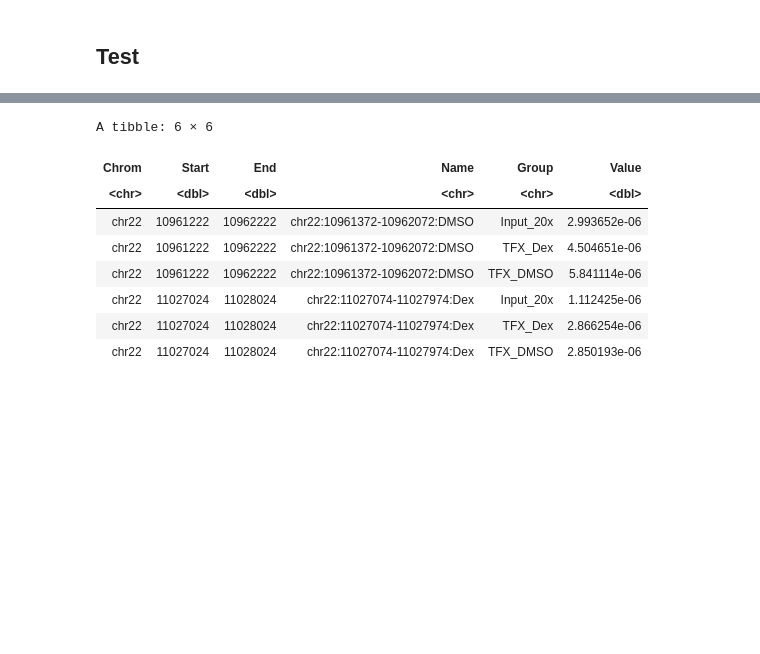
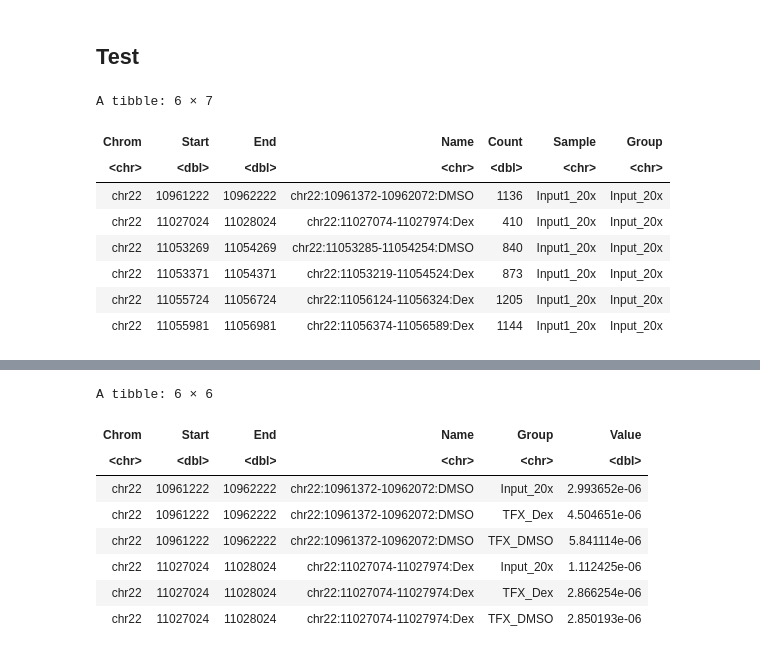
Before and after one commit to ReddyLab/Proj_CombEffect_STARRseq, a Jupyter notebook: notebooks/peak/cradle_peak_03table_sing.ipynb, the cells around one changed output, grey strips where cells are left out. Drawn from its saved outputs; the diff is of its cells as text; code cells hidden in the pictures; blank space fills up the shorter version.

```diff
--- a/notebooks/peak/cradle_peak_03table_sing.ipynb
+++ b/notebooks/peak/cradle_peak_03table_sing.ipynb
@@ -107,3 +150,16 @@ lst_bed = lapply(SAMPLES, function(sam){
     dat   = dat %>% mutate(Sample = sam, Group = grp)
     return(dat)
 })
+# %%
+dat = bind_rows(lst_bed)
+head(dat)
+# %% [output]
+A tibble: 6 × 7
+| Chrom | Start | End | Name | Count | Sample | Group |
+| <chr> | <dbl> | <dbl> | <chr> | <dbl> | <chr> | <chr> |
+| chr22 | 10961222 | 10962222 | chr22:10961372-10962072:DMSO | 1136 | Input1_20x | Input_20x |
+| chr22 | 11027024 | 11028024 | chr22:11027074-11027974:Dex | 410 | Input1_20x | Input_20x |
+| chr22 | 11053269 | 11054269 | chr22:11053285-11054254:DMSO | 840 | Input1_20x | Input_20x |
+| chr22 | 11053371 | 11054371 | chr22:11053219-11054524:Dex | 873 | Input1_20x | Input_20x |
+| chr22 | 11055724 | 11056724 | chr22:11056124-11056324:Dex | 1205 | Input1_20x | Input_20x |
+| chr22 | 11055981 | 11056981 | chr22:11056374-11056589:Dex | 1144 | Input1_20x | Input_20x |
```
Also changed, not shown: parts of 8 cells of this notebook, 9 other files.
